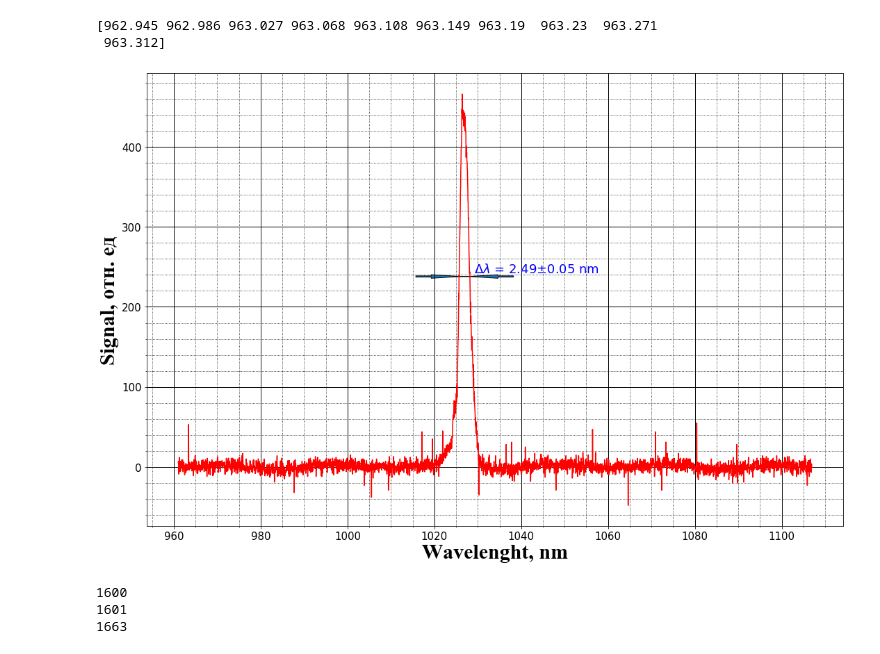
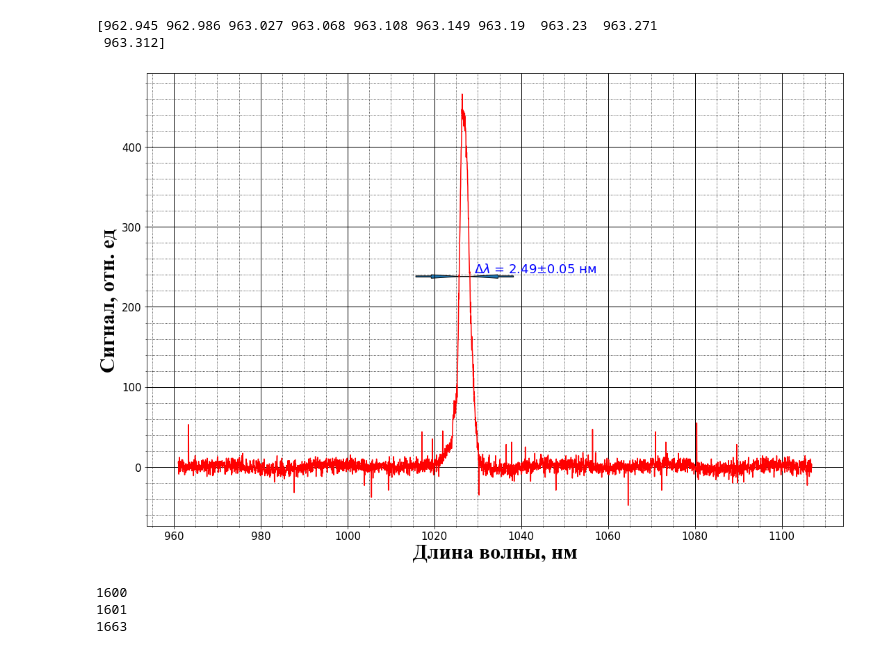
Before and after one commit to starosta39/laboratory_work, a Jupyter notebook: femtosecond_laser/Femptosecond_laser.ipynb, the cells around one changed output. Cells and saved outputs as stored; diff of their text form; code cells hidden in the pictures.

```diff
--- a/femtosecond_laser/Femptosecond_laser.ipynb
+++ b/femtosecond_laser/Femptosecond_laser.ipynb
@@ -424,29 +424,29 @@ print(wavelenght[47:57])
 # %%
 fig = plt.figure(figsize=(15, 10))
 ax = fig.add_subplot(1,1,1)
 ax.plot(wavelenght, Signal_spectrum, c = 'r')
-ax.set_xlabel('Wavelenght, nm',{'fontname':'Times New Roman'},fontweight='light',color='k', fontsize=30)
-ax.set_ylabel("Signal, отн. ед",{'fontname':'Times New Roman'},fontweight='light',color='k', fontsize=30)
+ax.set_xlabel('Длина волны, нм',{'fontname':'Times New Roman'},fontweight='light',color='k', fontsize=30)
+ax.set_ylabel("Сигнал, отн. ед",{'fontname':'Times New Roman'},fontweight='light',color='k', fontsize=30)
 ax.arrow(wavelenght[1601]-10, Signal_spectrum[1601], 3.55, 0, width = 1.5 )
 ax.arrow(wavelenght[1663]+10, Signal_spectrum[1601], -3.55, 0, width = 1.5 )
 ax.arrow(wavelenght[1663], Signal_spectrum[1601], -3, 0)
-plt.annotate('$\Delta{\lambda}$ = 2.49$\pm$0.05 nm', xy = (wavelenght[1663] +1, Signal_spectrum[1601]+5), fontsize = 18,color = 'b' )
+plt.annotate('$\Delta{\lambda}$ = 2.49$\pm$0.05 нм', xy = (wavelenght[1663] +1, Signal_spectrum[1601]+5), fontsize = 18,color = 'b' )
 plt.tight_layout()
 plt.tick_params(axis='both', which='major', labelsize=15)
 ax.minorticks_on()
 
 #  Определяем внешний вид линий основной сетки:
 ax.grid(which='major',
         color = 'k',
         linewidth = 1)
 
 #  Определяем внешний вид линий вспомогательной
 #  сетки:
 ax.grid(which='minor',
         color = 'k',
         linestyle = ':')
 # %% [output]
-[figure, old version]
+[figure, new version]
 # %%
 for i in range(len(Signal_spectrum)): # Ручным способом нашел индексы отвечающие высоте 0.5*max, это оказались индексы [1601,1663]
     if Signal_spectrum.max()/2 - 8 <= Signal_spectrum[i] <= Signal_spectrum.max()/2 + 8 :
```
Also changed, not shown: parts of 8 cells of this notebook, 2 other files.
